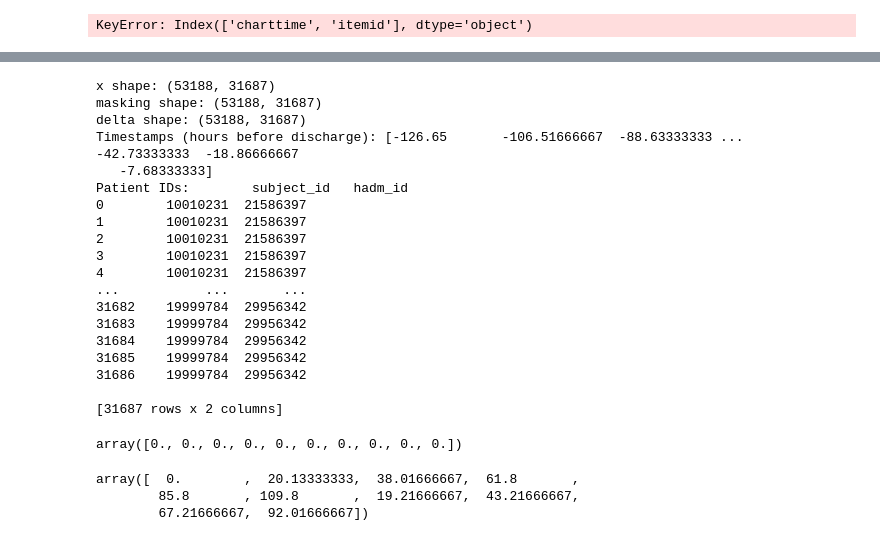
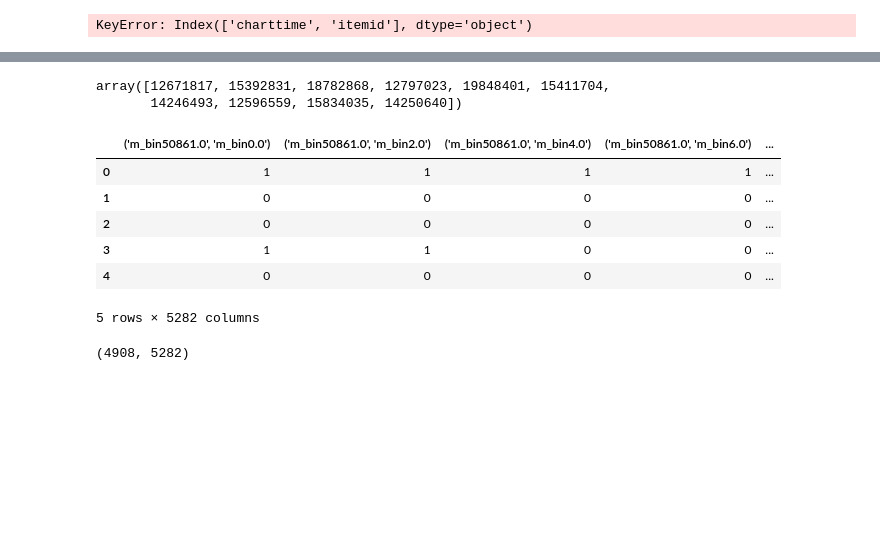
Before and after one commit to Crazz-Zaac/informative-missingness, a Jupyter notebook: project/notebooks/exp_2025.ipynb, the cells around one changed output, grey strips where cells are left out. Drawn from its saved outputs; the diff is of its cells as text; code cells hidden in the pictures; blank space fills up the shorter version.

```diff
--- a/project/notebooks/exp_2025.ipynb
+++ b/project/notebooks/exp_2025.ipynb
@@ -1137,40 +1019,21 @@ stkd_df.shape
-# %%
-# temp_df = pd.read_parquet("../dataset/preprocessed_tabular/lab_events_7_days_prior_gender.parquet")
-# temp_df = patient_data_df.copy()
-x, masking, delta, timestamps, ids = df_to_x_m_d(patients_data)
-
-print("x shape:", x.shape)          # (max_itemid + 1, n_timesteps)
-print("masking shape:", masking.shape)  # Same as x
-print("delta shape:", delta.shape)    # Same as x
-print("Timestamps (hours before discharge):", timestamps)
-print("Patient IDs:", ids)
-# %% [output]
-x shape: (53188, 31687)
-masking shape: (53188, 31687)
-delta shape: (53188, 31687)
-Timestamps (hours before discharge): [-126.65       -106.51666667  -88.63333333 ...  -42.73333333  -18.86666667
-   -7.68333333]
-Patient IDs:        subject_id   hadm_id
-0        10010231  21586397
-1        10010231  21586397
-2        10010231  21586397
-3        10010231  21586397
-4        10010231  21586397
-...           ...       ...
-31682    19999784  29956342
-31683    19999784  29956342
-31684    19999784  29956342
-31685    19999784  29956342
-31686    19999784  29956342
-
-[31687 rows x 2 columns]
-# %%
-masking[0, 0:10]  # Check masking for first 10 timesteps
-# %% [output]
-array([0., 0., 0., 0., 0., 0., 0., 0., 0., 0.])
-# %%
-delta[0, 0:10]  # Show first 10 deltas
-# %% [output]
-array([  0.        ,  20.13333333,  38.01666667,  61.8       ,
-        85.8       , 109.8       ,  19.21666667,  43.21666667,
-        67.21666667,  92.01666667])
+# %%
+groups[:10]
+# %% [output]
+array([12671817, 15392831, 18782868, 12797023, 19848401, 15411704,
+       14246493, 12596559, 15834035, 14250640])
+# %%
+df = pd.read_parquet("/home/hpc/iwbn/iwbn111h/informative-missingness/project/dataset/preprocessed_tabular/cohort1_lab_events_data_7_days_prior_target.parquet")
+# %%
+df.head()
+# %% [output]
+|  | ('m_bin50861.0', 'm_bin0.0') | ('m_bin50861.0', 'm_bin2.0') | ('m_bin50861.0', 'm_bin4.0') | ('m_bin50861.0', 'm_bin6.0') | ... |
+| 0 | 1 | 1 | 1 | 1 | ... |
+| 1 | 0 | 0 | 0 | 0 | ... |
+| 2 | 0 | 0 | 0 | 0 | ... |
+| 3 | 1 | 1 | 0 | 0 | ... |
+| 4 | 0 | 0 | 0 | 0 | ... |
+5 rows × 5282 columns
+# %%
+df.shape
+# %% [output]
+(4908, 5282)
```
Also changed, not shown: parts of 25 cells of this notebook, 3 other files.
